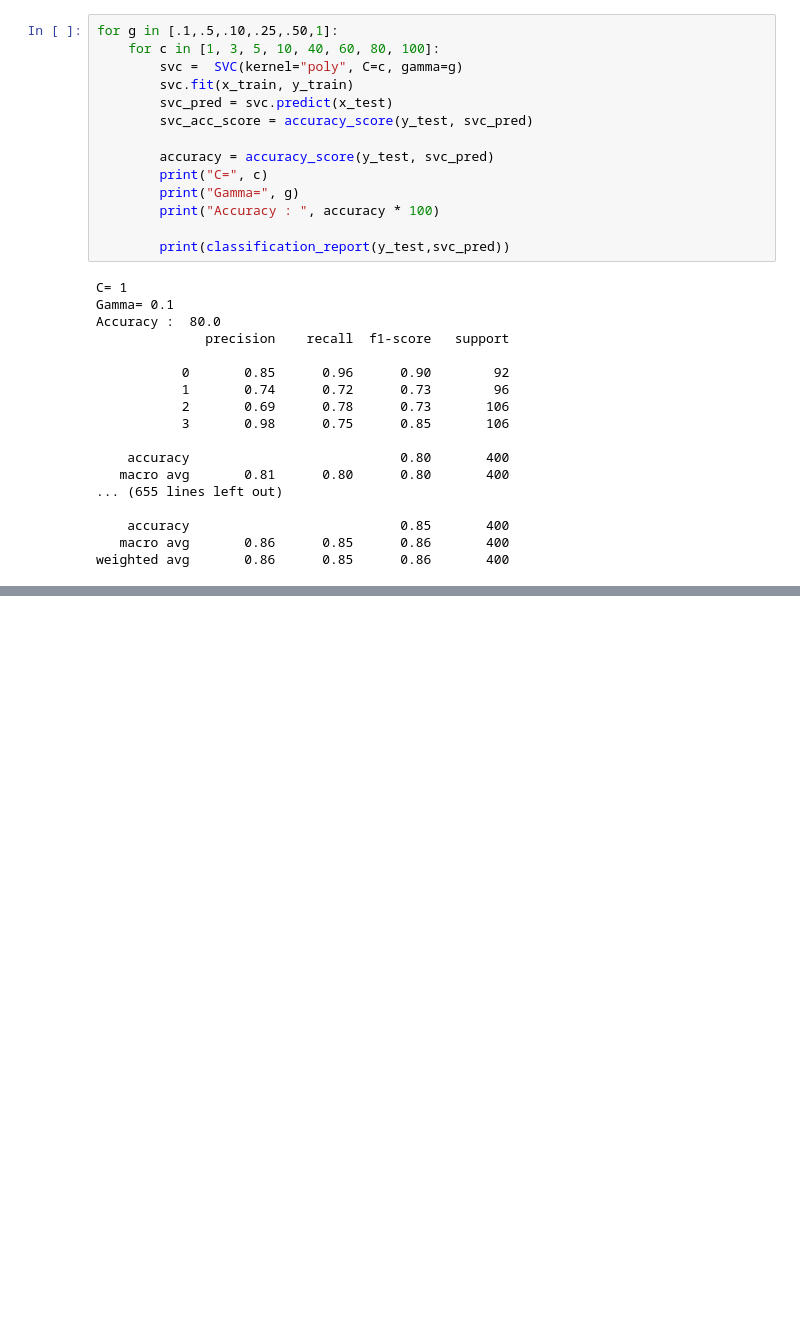
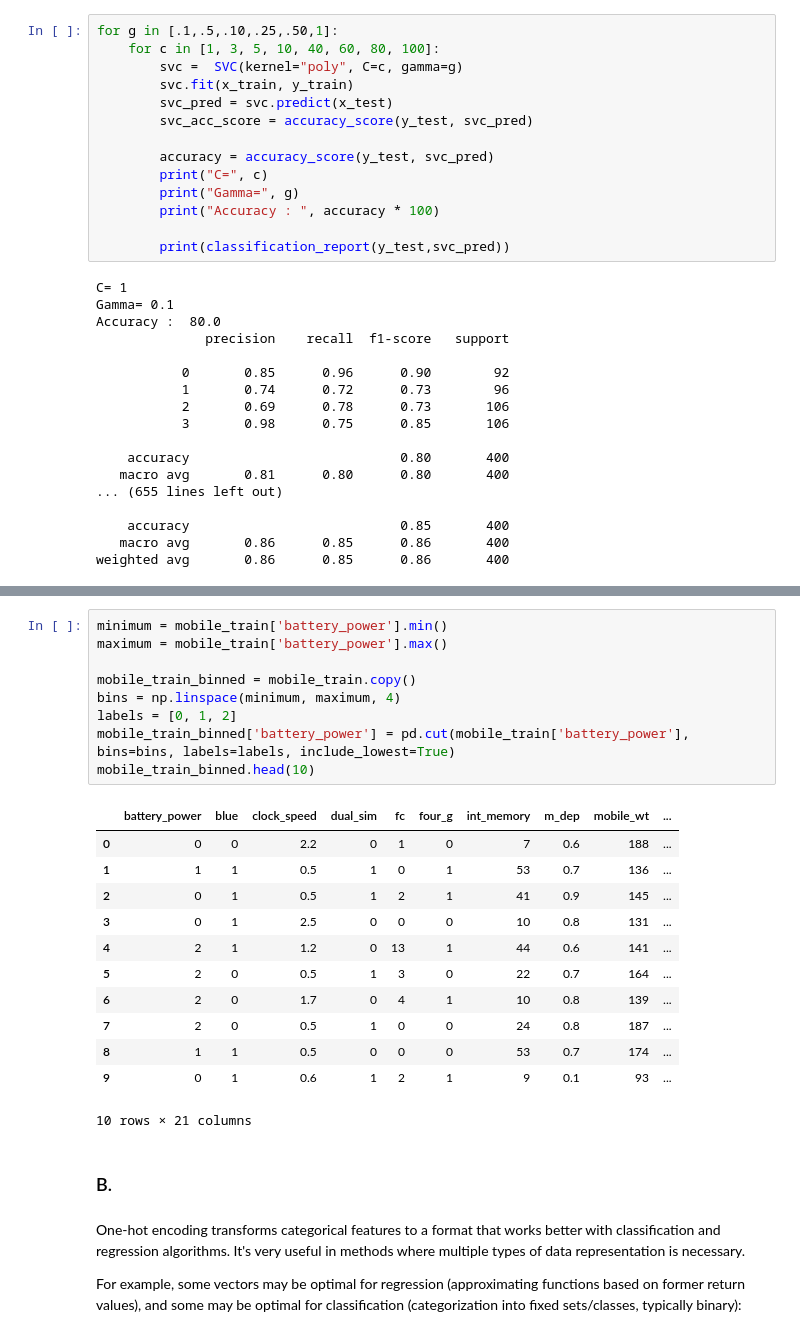
Before and after one commit to alisharifi2000/CS-SBU-DataMining-Msc-projects, a Jupyter notebook: Ali_Nikkhah_99422197/project3/project3.ipynb, the cells around one changed output, grey strips where cells are left out. Saved outputs shown, nothing was run; the diff lists cells and outputs as text; blank space fills up the shorter version.

```diff
--- a/Ali_Nikkhah_99422197/project3/project3.ipynb
+++ b/Ali_Nikkhah_99422197/project3/project3.ipynb
@@ -260,0 +264,28 @@ weighted avg       0.86      0.85      0.86       400
+# %%
+minimum = mobile_train['battery_power'].min()
+maximum = mobile_train['battery_power'].max()
+
+mobile_train_binned = mobile_train.copy()
+bins = np.linspace(minimum, maximum, 4)
+labels = [0, 1, 2]
+mobile_train_binned['battery_power'] = pd.cut(mobile_train['battery_power'], bins=bins, labels=labels, include_lowest=True)
+mobile_train_binned.head(10)
+# %% [output]
+|  | battery_power | blue | clock_speed | dual_sim | fc | four_g | int_memory | m_dep | mobile_wt | ... |
+| 0 | 0 | 0 | 2.2 | 0 | 1 | 0 | 7 | 0.6 | 188 | ... |
+| 1 | 1 | 1 | 0.5 | 1 | 0 | 1 | 53 | 0.7 | 136 | ... |
+| 2 | 0 | 1 | 0.5 | 1 | 2 | 1 | 41 | 0.9 | 145 | ... |
+| 3 | 0 | 1 | 2.5 | 0 | 0 | 0 | 10 | 0.8 | 131 | ... |
+| 4 | 2 | 1 | 1.2 | 0 | 13 | 1 | 44 | 0.6 | 141 | ... |
+| 5 | 2 | 0 | 0.5 | 1 | 3 | 0 | 22 | 0.7 | 164 | ... |
+| 6 | 2 | 0 | 1.7 | 0 | 4 | 1 | 10 | 0.8 | 139 | ... |
+| 7 | 2 | 0 | 0.5 | 1 | 0 | 0 | 24 | 0.8 | 187 | ... |
+| 8 | 1 | 1 | 0.5 | 0 | 0 | 0 | 53 | 0.7 | 174 | ... |
+| 9 | 0 | 1 | 0.6 | 1 | 2 | 1 | 9 | 0.1 | 93 | ... |
+10 rows × 21 columns
+# %% [markdown]
+### B.
+# %% [markdown]
+One-hot encoding transforms categorical features to a format that works better with classification and regression algorithms. It's very useful in methods where multiple types of data representation is necessary.
+
+For example, some vectors may be optimal for regression (approximating functions based on former return values), and some may be optimal for classification (categorization into fixed sets/classes, typically binary):
```
Also changed, not shown: parts of 16 cells of this notebook, 2 other files.
